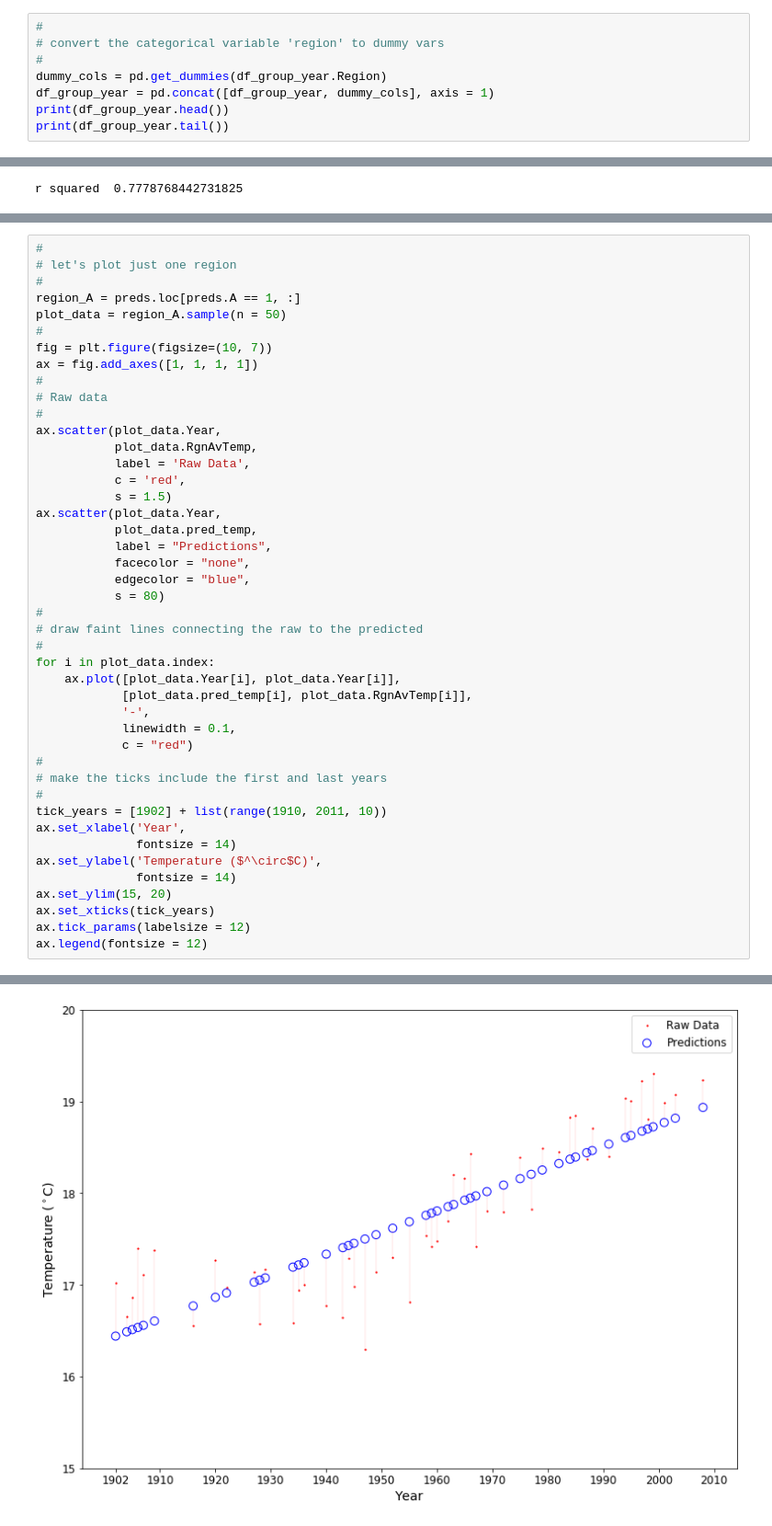
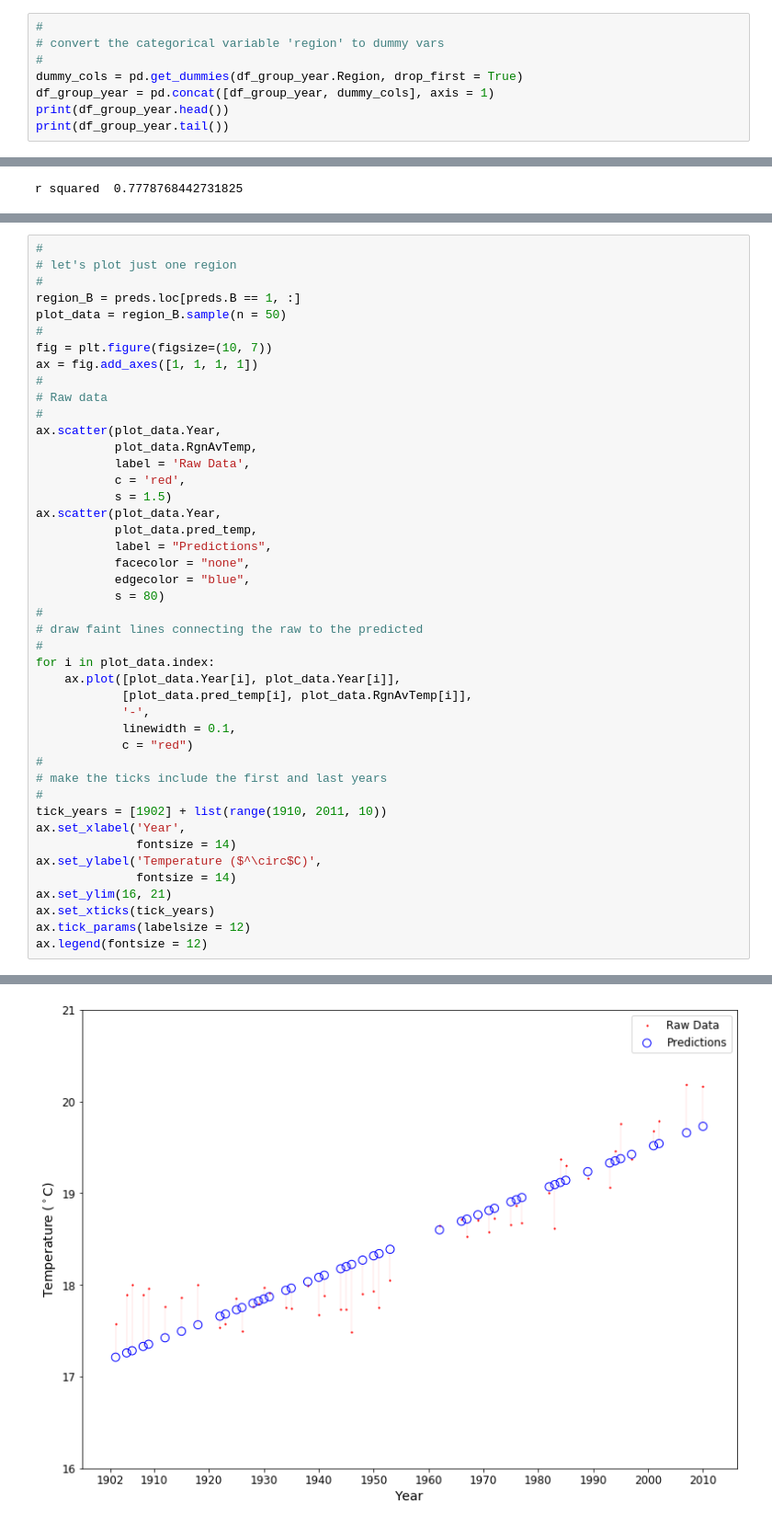
Before and after one commit to PacktWorkshops/The-Supervised-Learning-Workshop, a Jupyter notebook: Chapter 2 - Regression/Exercise_2_03.ipynb, the cells around one changed output, grey strips where cells are left out. Shown: that part at 92% size. Cells and saved outputs as stored; diff of their text form.

```diff
--- a/Chapter 2 - Regression/Exercise_2_03.ipynb
+++ b/Chapter 2 - Regression/Exercise_2_03.ipynb
@@ -101,7 +101,7 @@ ax.tick_params(labelsize = 12)
 #
 # convert the categorical variable 'region' to dummy vars
 #
-dummy_cols = pd.get_dummies(df_group_year.Region)
+dummy_cols = pd.get_dummies(df_group_year.Region, drop_first = True)
 df_group_year = pd.concat([df_group_year, dummy_cols], axis = 1)
 print(df_group_year.head())
 print(df_group_year.tail())
@@ -215,8 +215,8 @@ ax.legend(fontsize = 12)
 #
 # let's plot just one region
 #
-region_A = preds.loc[preds.A == 1, :]
-plot_data = region_A.sample(n = 50)
+region_B = preds.loc[preds.B == 1, :]
+plot_data = region_B.sample(n = 50)
 #
 fig = plt.figure(figsize=(10, 7))
 ax = fig.add_axes([1, 1, 1, 1])
@@ -229,32 +229,32 @@ ax.scatter(plot_data.Year,
            c = 'red',
            s = 1.5)
 ax.scatter(plot_data.Year,
            plot_data.pred_temp,
            label = "Predictions",
            facecolor = "none",
            edgecolor = "blue",
            s = 80)
 #
 # draw faint lines connecting the raw to the predicted
 #
 for i in plot_data.index:
     ax.plot([plot_data.Year[i], plot_data.Year[i]],
             [plot_data.pred_temp[i], plot_data.RgnAvTemp[i]],
             '-',
             linewidth = 0.1,
             c = "red")
 #
 # make the ticks include the first and last years
 #
 tick_years = [1902] + list(range(1910, 2011, 10))
 ax.set_xlabel('Year',
               fontsize = 14)
 ax.set_ylabel('Temperature ($^\circ$C)',
               fontsize = 14)
-ax.set_ylim(15, 20)
+ax.set_ylim(16, 21)
 ax.set_xticks(tick_years)
 ax.tick_params(labelsize = 12)
 ax.legend(fontsize = 12)
 # %% [output]
 <matplotlib.legend.Legend at 0x...>
-[figure, old version]
+[figure, new version]
```
Also changed, not shown: parts of 3 cells of this notebook, 2 other files.
